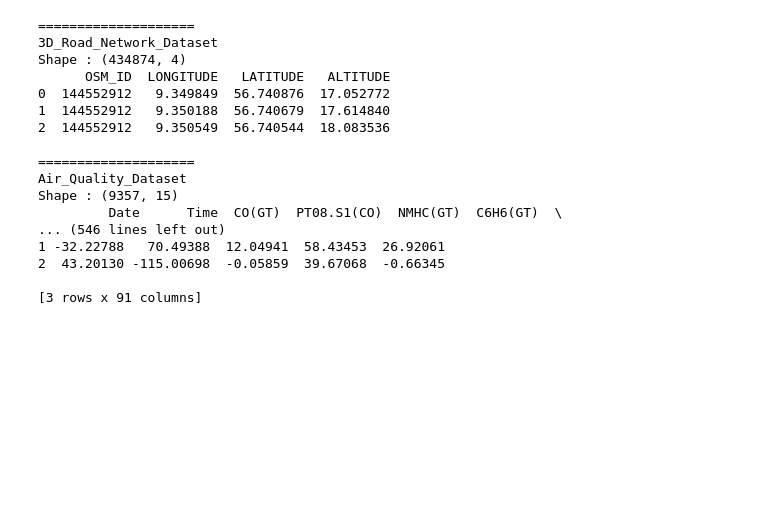
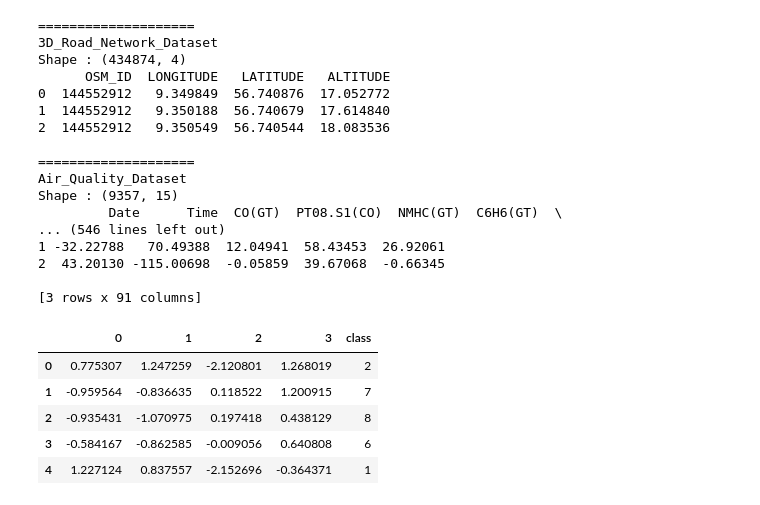
Before and after one commit to ColinTr/ClassificationForRegression, a Jupyter notebook: notebooks/Datasets_First_Study.ipynb, the cells around one changed output. Cells and saved outputs as stored; diff of their text form; code cells hidden in the pictures; blank space fills up the shorter version.

```diff
--- a/notebooks/Datasets_First_Study.ipynb
+++ b/notebooks/Datasets_First_Study.ipynb
@@ -213,3 +214,13 @@ Shape : (9357, 15)
 2  43.20130 -115.00698  -0.05859  39.67068  -0.66345
 
 [3 rows x 91 columns]
+# %%
+tmp_df = pd.read_csv('../data/processed/Combined_Cycle_Power_Plant_Dataset/fold_0_TRAIN_Folds5x2_pp.csv')
+tmp_df.head()
+# %% [output]
+|  | 0 | 1 | 2 | 3 | class |
+| 0 | 0.775307 | 1.247259 | -2.120801 | 1.268019 | 2 |
+| 1 | -0.959564 | -0.836635 | 0.118522 | 1.200915 | 7 |
+| 2 | -0.935431 | -1.070975 | 0.197418 | 0.438129 | 8 |
+| 3 | -0.584167 | -0.862585 | -0.009056 | 0.640808 | 6 |
+| 4 | 1.227124 | 0.837557 | -2.152696 | -0.364371 | 1 |
```
Also changed, not shown: parts of 7 cells of this notebook, 2 other files.
